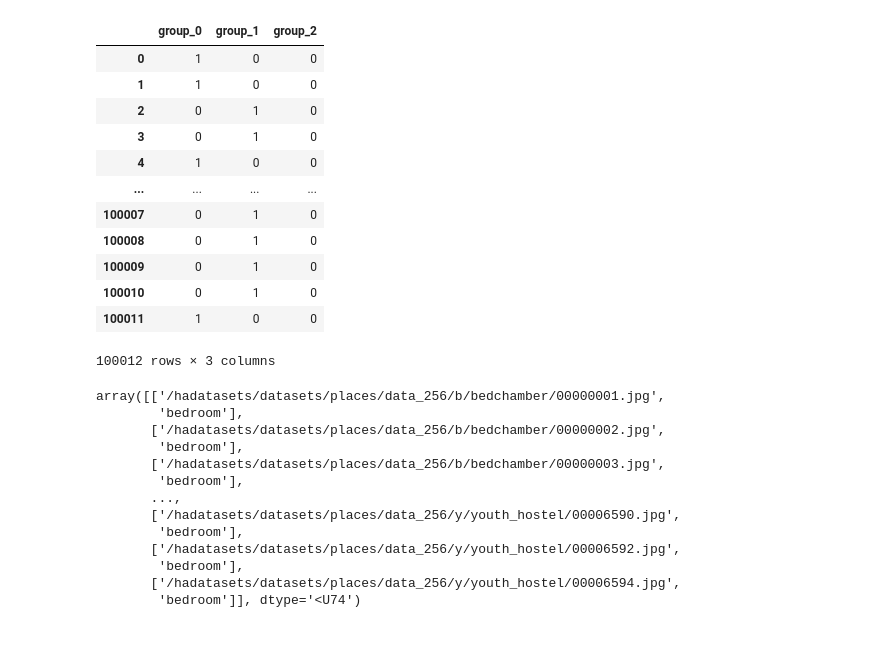
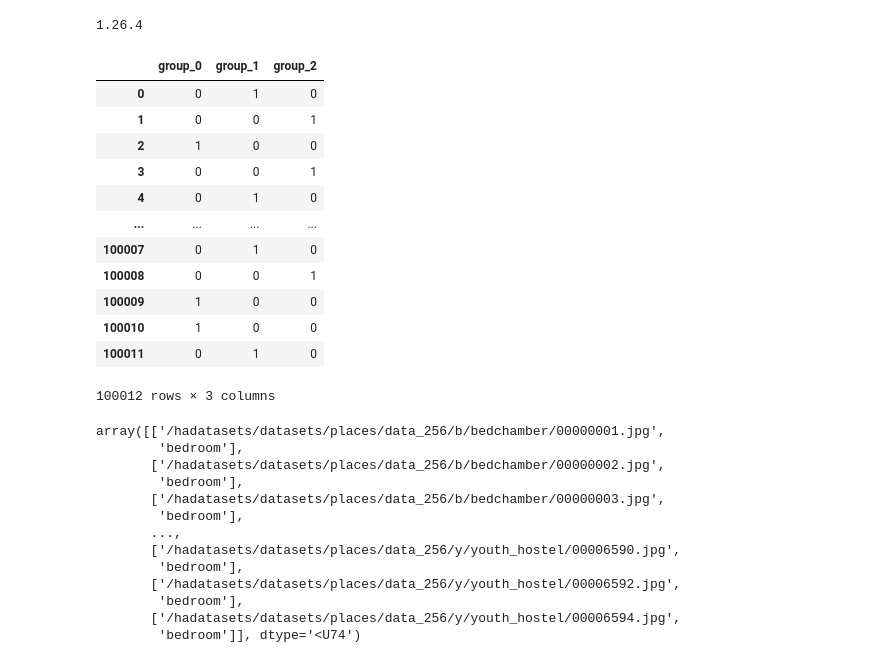
Before and after one commit to andisantos/domino, a Jupyter notebook: gen_npys_DRO_groups.ipynb, the cells around one changed output. Cells and saved outputs as stored; diff of their text form; code cells hidden in the pictures.

```diff
--- a/gen_npys_DRO_groups.ipynb
+++ b/gen_npys_DRO_groups.ipynb
@@ -1,26 +1,30 @@
 # %%
 import numpy as np
 import pandas as pd
+print(np.__version__)
+# %% [output]
+1.26.4
 # %%
+run=5
 all_data = np.load("data/Places8_paths_and_labels_complete_train.npy")
 bedroom_data = all_data[np.where(all_data=='bedroom')[0]]
 childsroom_data = all_data[np.where(all_data=='childs_room')[0]]
-df_bedroom = pd.read_csv('outputs/places8_bedroom_childs_room/class1_bedroom_3slices_otherclassessoftmax.csv', index_col=0)
-df_childsroom = pd.read_csv('outputs/places8_bedroom_childs_room/class2_childs_room_3slices_otherclassessoftmax.csv', index_col=0)
+df_bedroom = pd.read_csv(f"outputs/places2_sun_mit_softmax/class1_bedroom_3slices_singlesoftmax_{run}.csv")
+df_childsroom = pd.read_csv(f"outputs/places2_sun_mit_softmax/class2_childsroom_3slices_singlesoftmax_{run}.csv")
 df_bedroom
 # %% [output]
 |  | group_0 | group_1 | group_2 |
-| 0 | 1 | 0 | 0 |
-| 1 | 1 | 0 | 0 |
-| 2 | 0 | 1 | 0 |
-| 3 | 0 | 1 | 0 |
-| 4 | 1 | 0 | 0 |
+| 0 | 0 | 1 | 0 |
+| 1 | 0 | 0 | 1 |
+| 2 | 1 | 0 | 0 |
+| 3 | 0 | 0 | 1 |
+| 4 | 0 | 1 | 0 |
 | ... | ... | ... | ... |
 | 100007 | 0 | 1 | 0 |
-| 100008 | 0 | 1 | 0 |
-| 100009 | 0 | 1 | 0 |
-| 100010 | 0 | 1 | 0 |
-| 100011 | 1 | 0 | 0 |
+| 100008 | 0 | 0 | 1 |
+| 100009 | 1 | 0 | 0 |
+| 100010 | 1 | 0 | 0 |
+| 100011 | 0 | 1 | 0 |
 100012 rows × 3 columns
 # %%
 bedroom_data
```
Also changed, not shown: parts of 8 cells of this notebook, 12 other files.
